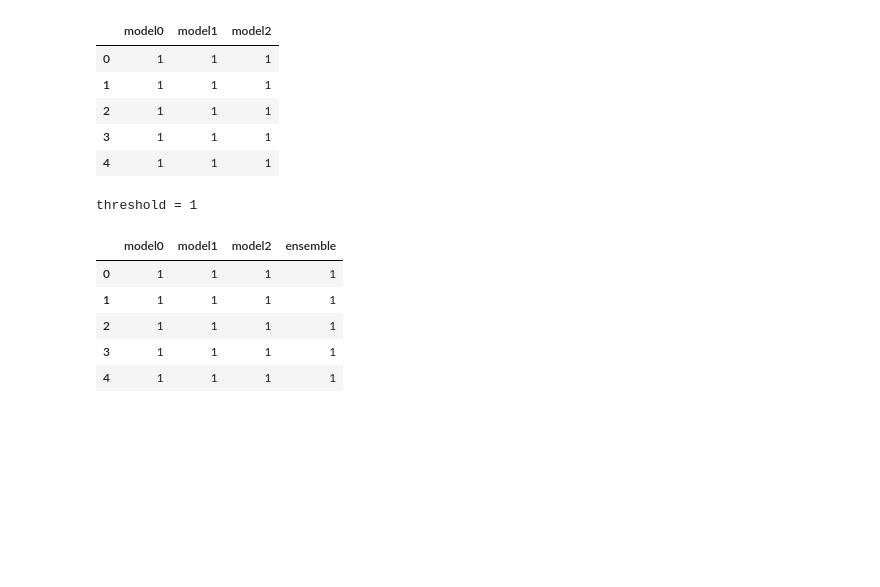
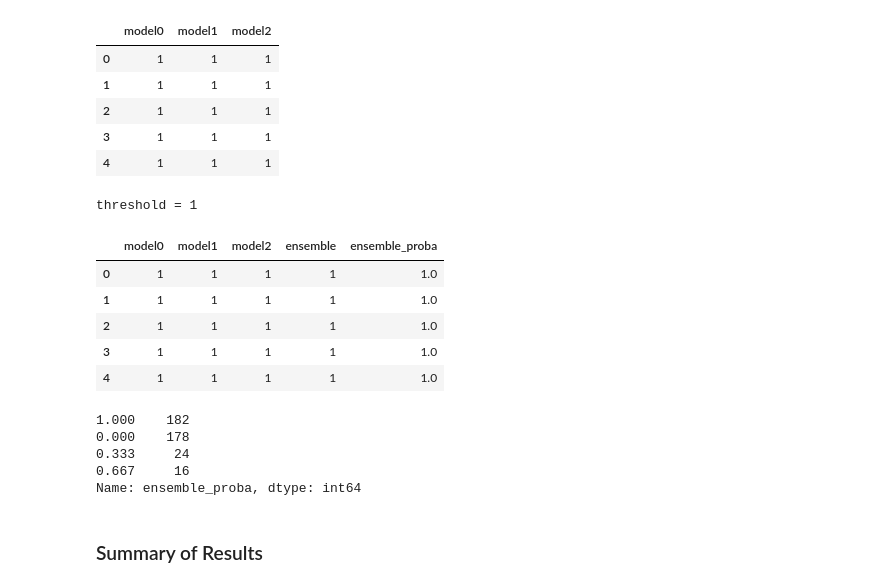
Before and after one commit to tkokkeng/KE5006-AppliedResearch, a Jupyter notebook: Modelling/results.layer1.ensembles.ipynb, the cells around one changed output. Drawn from its saved outputs; the diff is of its cells as text; code cells hidden in the pictures; blank space fills up the shorter version.

```diff
--- a/Modelling/results.layer1.ensembles.ipynb
+++ b/Modelling/results.layer1.ensembles.ipynb
@@ -1268,16 +1323,26 @@ results_df.head()
 | 4 | 1 | 1 | 1 |
 # %%
 threshold = len(results_df.columns) // 2
+ensemble_size = len(results_df.columns)
 print('threshold = {}'.format(threshold))
 results_df['ensemble'] = results_df.apply(lambda x: 1 if x.sum() > threshold else 0, axis=1)
+results_df['ensemble_proba'] = results_df.iloc[:, :ensemble_size].apply(lambda x: x.sum() / ensemble_size, axis=1)
 results_df.head()
 # %% [output]
 threshold = 1
-|  | model0 | model1 | model2 | ensemble |
-| 0 | 1 | 1 | 1 | 1 |
-| 1 | 1 | 1 | 1 | 1 |
-| 2 | 1 | 1 | 1 | 1 |
-| 3 | 1 | 1 | 1 | 1 |
-| 4 | 1 | 1 | 1 | 1 |
+|  | model0 | model1 | model2 | ensemble | ensemble_proba |
+| 0 | 1 | 1 | 1 | 1 | 1.0 |
+| 1 | 1 | 1 | 1 | 1 | 1.0 |
+| 2 | 1 | 1 | 1 | 1 | 1.0 |
+| 3 | 1 | 1 | 1 | 1 | 1.0 |
+| 4 | 1 | 1 | 1 | 1 | 1.0 |
+# %%
+results_df['ensemble_proba'].value_counts()
+# %% [output]
+1.000    182
+0.000    178
+0.333     24
+0.667     16
+Name: ensemble_proba, dtype: int64
 # %%
 acc_list.append(('1x16 Conv1D 2x16 GRU-B 1x8 Dense', 'ensemble')
@@ -1285,3 +1352,5 @@ acc_list.append(('1x16 Conv1D 2x16 GRU-B 1x8 Dense', 'ensemble')
+# %% [markdown]
+### Summary of Results
 # %%
 acc_df = pd.DataFrame(acc_list, columns=['Model', 'Type', 'Accuracy(%)', 'MCC', 'Recall(%)', 'Specificity(%)',
                                          'AUC(%)'])
```
Also changed, not shown: parts of 43 cells of this notebook, 1 other file.
